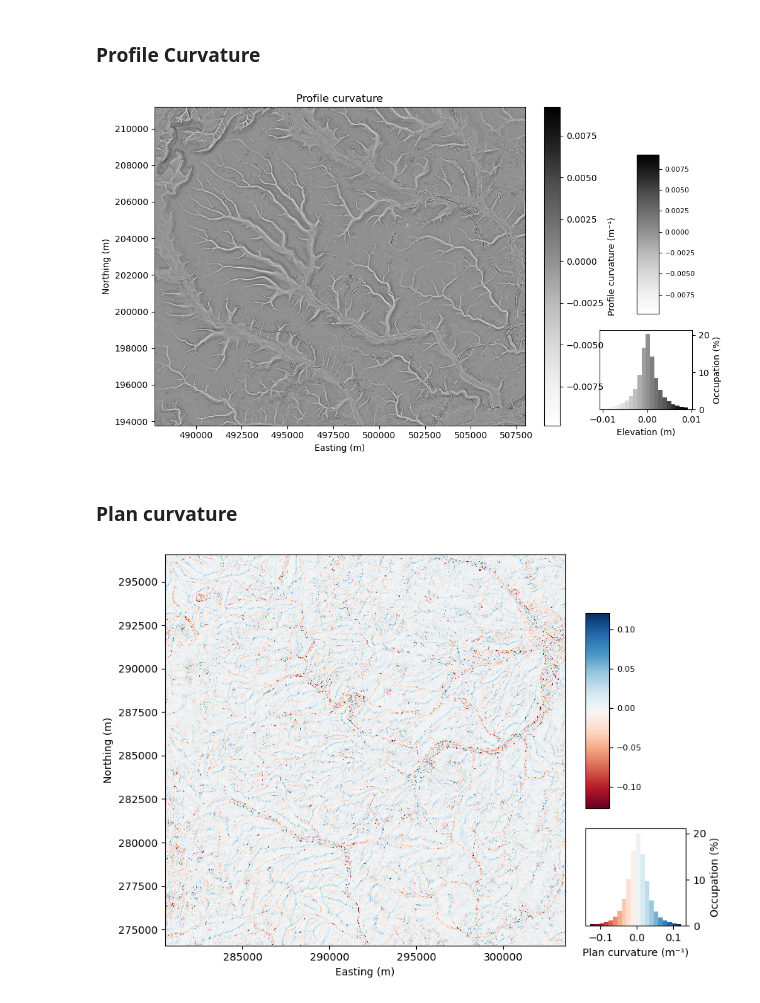
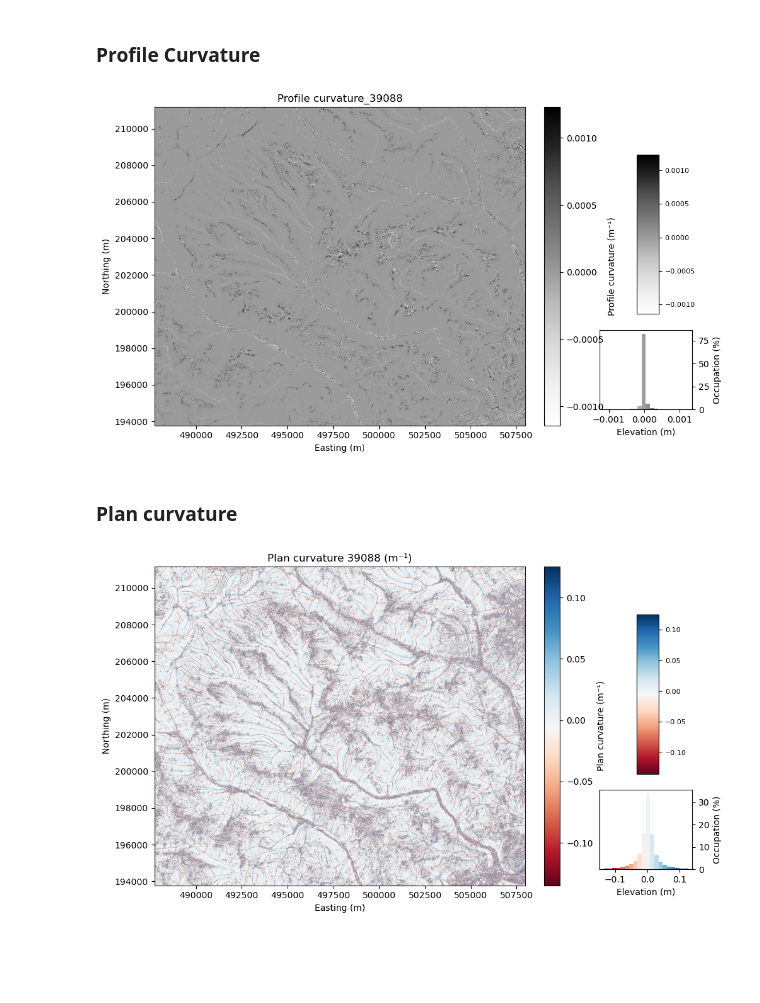
Before and after one commit to NERC-CEH/dtm-analysis, a Jupyter notebook: notebooks/02_terrain_analysis.ipynb, the cells around one changed output. Cells and saved outputs as stored; diff of their text form; code cells hidden in the pictures; blank space fills up the shorter version.

```diff
--- a/notebooks/02_terrain_analysis.ipynb
+++ b/notebooks/02_terrain_analysis.ipynb
@@ -51,7 +52,3 @@ the University of Guelph's Geomorphometry and Hydrogeomatics Research
 Group (GHRG). See www.whiteboxgeo.com for more details.
 
 WhiteboxTools Directory:
-# %%
-# Set our working directory for data inputs
-data_dir = os.path.join(os.getcwd(), 'GIthub/data/nrfa_39088')
-wbt.set_working_dir(data_dir)
@@ -60,0 +55,16 @@ EXTRACTED_DEM= 'dtm_39088_extract.tif'
+# %%
+# Update your working directory
+PROJECT_ROOT = Path().resolve()
+print(PROJECT_ROOT)
+
+# Set your data and output directories
+DATA_DIR = PROJECT_ROOT / "GIthub/dtm-analysis/data/output"
+OUTPUT_DIR = DATA_DIR / "terrain_output"
+
+OUTPUT_DIR.mkdir(parents=True, exist_ok=True)
+
+# Define input varibales as global constants
+EXTRACTED_DEM = DATA_DIR / 'dtm_39088_extract.tif'
+
+# Define an identifier
+roi_id = '39088'
@@ -125,7 +137,7 @@ def plot_raster_with_histogram(raster_path: str, title: str, label: str, color_s
     cax.yaxis.set_label_position('right')
 
     # Histogram inset
-    hax = ax.inset_axes([1.05, 0.05, 0.25, 0.25])
+    hax = ax.inset_axes([1.2, 0.05, 0.25, 0.25])
     colormap = plt.colormaps.get_cmap(cmap)
 
     # Filter raster values for histogram
@@ -168,15 +184,20 @@ plot_raster_with_histogram(f"{data_dir}/aspect.tif", title = 'Aspect', label="As
 # %% [markdown]
 ### Profile Curvature
 # %%
-wbt.profile_curvature(dem=EXTRACTED_DEM, output="profile_curv.tif")
-plot_raster_with_histogram(f"{data_dir}/profile_curv.tif", title ='Profile curvature', label="Profile curvature (m⁻¹)",
+profile_path = OUTPUT_DIR / f"profile_curv_{roi_id}.tif"
+
+wbt.profile_curvature(dem=EXTRACTED_DEM, output=profile_path)
+plot_raster_with_histogram(profile_path, title =f'Profile curvature_{roi_id}', label="Profile curvature (m⁻¹)",
                            color_scheme="Greys")
 # %% [output]
-[figure, old version]
+[figure, new version]
 # %% [markdown]
 ### Plan curvature
 # %%
-wbt.plan_curvature(dem=EXTRACTED_DEM, output="plan_curv.tif")
-plot_raster_with_histogram(f"{data_dir}/plan_curv.tif", label="Plan curvature (m⁻¹)", color_scheme="RdBu")
+plan_path = OUTPUT_DIR / f"plan_curv_{roi_id}.tif"
+
+wbt.plan_curvature(dem=EXTRACTED_DEM, output=plan_path)
+plot_raster_with_histogram(plan_path, title=f"Plan curvature {roi_id} (m⁻¹)", label="Plan curvature (m⁻¹)",
+                           color_scheme="RdBu")
 # %% [output]
-[figure, old version]
+[figure, new version]
```
Also changed, not shown: parts of 5 cells of this notebook, 4 other files.
